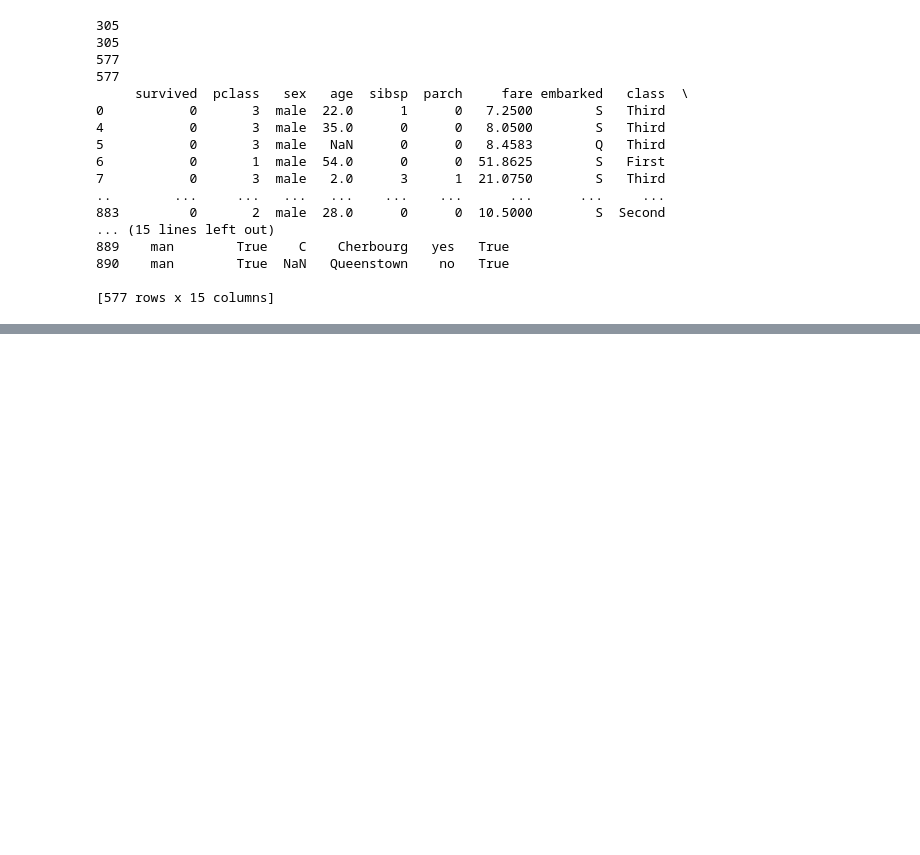
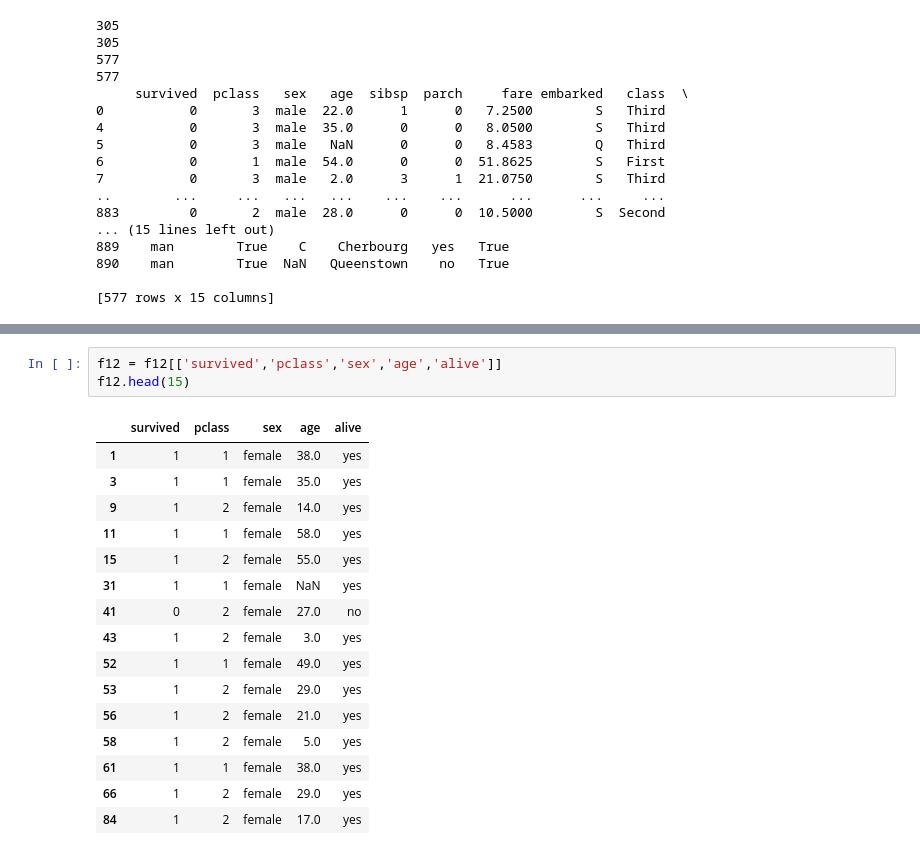
Before and after one commit to srk82mwi/pandas_python, a Jupyter notebook: 14.pandas_filtering,sorting,groupby.ipynb, the cells around one changed output, grey strips where cells are left out. Drawn from its saved outputs; the diff is of its cells as text; blank space fills up the shorter version.

```diff
--- a/14.pandas_filtering,sorting,groupby.ipynb
+++ b/14.pandas_filtering,sorting,groupby.ipynb
@@ -195,0 +271,20 @@ print(titanic[male])
+# %%
+f12 = f12[['survived','pclass','sex','age','alive']]
+f12.head(15)
+# %% [output]
+|  | survived | pclass | sex | age | alive |
+| 1 | 1 | 1 | female | 38.0 | yes |
+| 3 | 1 | 1 | female | 35.0 | yes |
+| 9 | 1 | 2 | female | 14.0 | yes |
+| 11 | 1 | 1 | female | 58.0 | yes |
+| 15 | 1 | 2 | female | 55.0 | yes |
+| 31 | 1 | 1 | female | NaN | yes |
+| 41 | 0 | 2 | female | 27.0 | no |
+| 43 | 1 | 2 | female | 3.0 | yes |
+| 52 | 1 | 1 | female | 49.0 | yes |
+| 53 | 1 | 2 | female | 29.0 | yes |
+| 56 | 1 | 2 | female | 21.0 | yes |
+| 58 | 1 | 2 | female | 5.0 | yes |
+| 61 | 1 | 1 | female | 38.0 | yes |
+| 66 | 1 | 2 | female | 29.0 | yes |
+| 84 | 1 | 2 | female | 17.0 | yes |
```
Also changed, not shown: parts of 11 cells of this notebook.
